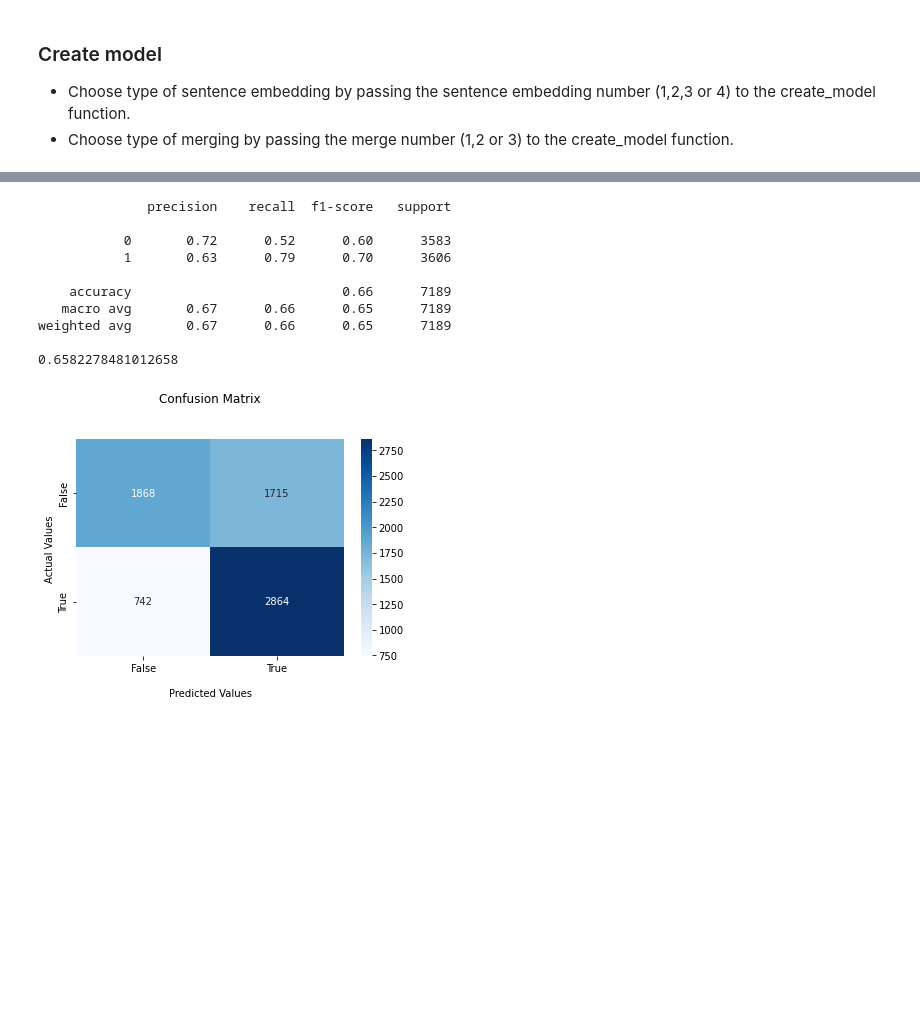
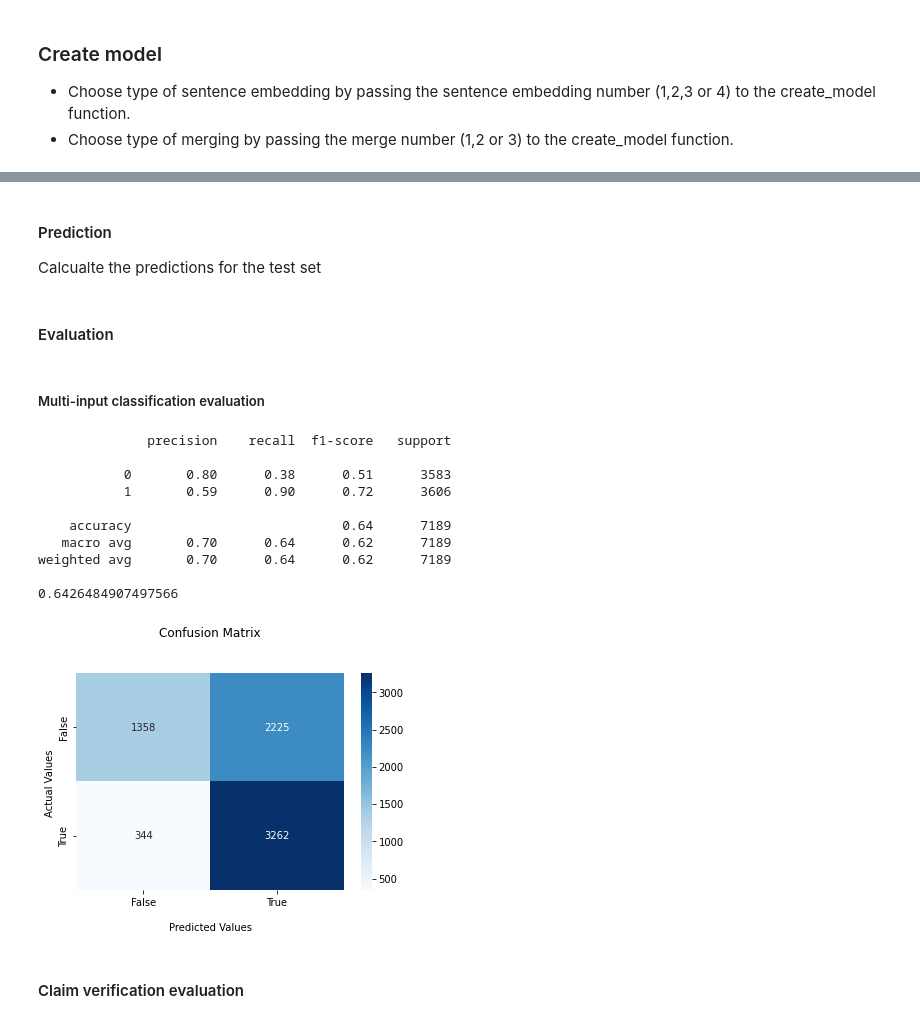
Before and after one commit to solveijm/NLP, a Jupyter notebook: Assignment2/A2.ipynb, the cells around one changed output, grey strips where cells are left out. Drawn from its saved outputs; the diff is of its cells as text; code cells hidden in the pictures; blank space fills up the shorter version.

Commit message:
Run all merge types

```diff
--- a/Assignment2/A2.ipynb
+++ b/Assignment2/A2.ipynb
@@ -545,0 +712,3 @@ majority_predictions = majority_pred(predictions)
+# %%
+model = create_model(MAX_SEQ_LEN, VOCABULARY_SIZE, embedding_dimension, sentence_embedding_type=sentence_embedding_type, merge_type=merge_type)
+model.summary()
@@ -545,0 +735,8 @@ majority_predictions = majority_pred(predictions)
+# %%
+BATCH_SIZE = 256
+EPOCHS = 10
+# %%
+model.compile(loss='mse',
+              optimizer='Adam',
+              metrics=['acc'])
+history = model.fit(x=[claim_train, evidence_train], y=y_train, batch_size=BATCH_SIZE, epochs=EPOCHS, validation_data=([claim_val, evidence_val], y_val))
@@ -546,14 +782,26 @@ majority_predictions = majority_pred(predictions)
+# %% [markdown]
+#### Prediction
+Calcualte the predictions for the test set
+# %%
+predictions = prediction(model, [claim_test, evidence_test], {'batch_size': 100})
+predictions = np.rint(predictions)
+# %% [markdown]
+#### Evaluation
+# %% [markdown]
+##### Multi-input classification evaluation
 # %%
-evaluation(majority_predictions)
+evaluation(predictions)
 # %% [output]
               precision    recall  f1-score   support
 
-           0       0.72      0.52      0.60      3583
-           1       0.63      0.79      0.70      3606
+           0       0.80      0.38      0.51      3583
+           1       0.59      0.90      0.72      3606
 
-    accuracy                           0.66      7189
-   macro avg       0.67      0.66      0.65      7189
-weighted avg       0.67      0.66      0.65      7189
+    accuracy                           0.64      7189
+   macro avg       0.70      0.64      0.62      7189
+weighted avg       0.70      0.64      0.62      7189
 
-0.6582278481012658
+0.6426484907497566
-[figure, old version]
+[figure, new version]
+# %% [markdown]
+#### Claim verification evaluation
```
Also changed, not shown: parts of 68 cells of this notebook, 4 other files.
